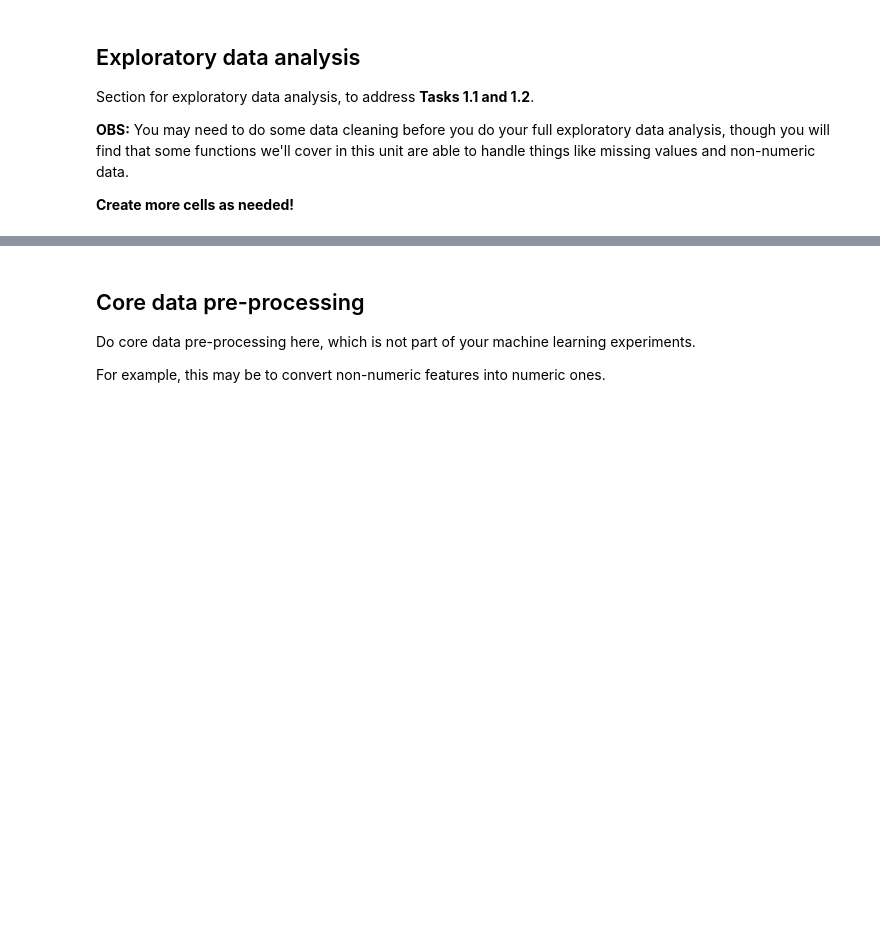
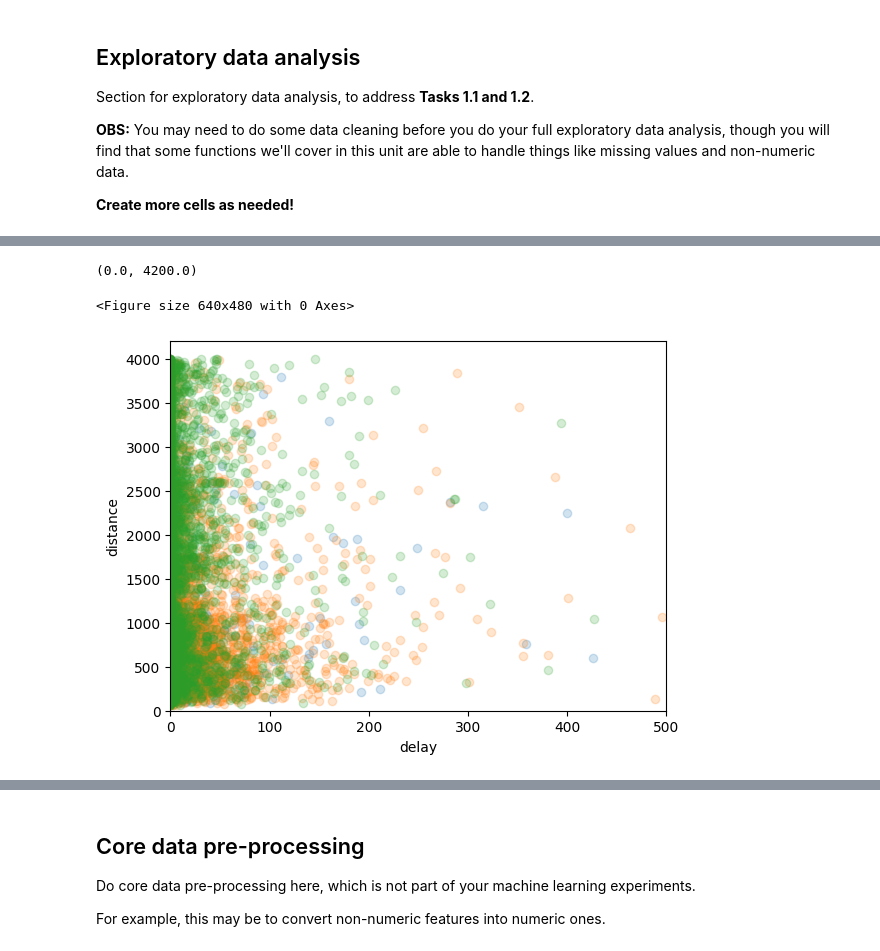
Before and after one commit to alexpoultr/introduction-to-github, a Jupyter notebook: ml-assignment-airline.ipynb, the cells around one changed output, grey strips where cells are left out. Saved outputs shown, nothing was run; the diff lists cells and outputs as text; code cells hidden in the pictures; blank space fills up the shorter version.

```diff
--- a/ml-assignment-airline.ipynb
+++ b/ml-assignment-airline.ipynb
@@ -305,20 +382,24 @@ ax.set_ylim(0,200)
 # %%
 # Changes the markers for non-subs and plagiarism
 fig = plt.figure()
 fig, ax = plt.subplots()
 ax.margins(0.05) # Optional, just adds 5% padding to the autoscaling
 
 # group the data instances according to the different classes they belong to
 groups = df.groupby('class')
 
 # iterate over each group and plot (scatter)
 for name, group in groups:
-    ax.plot(group["arrival_delay_in_minutes"], group["flight_distance"], marker='.', linestyle='', ms=12, label=name)
+    ax.plot(group["departure_delay_in_minutes"], group["flight_distance"], marker='.', linestyle='', ms=12, label=name,  alpha=0.2)
 
 # set labels for the y and x axes
 ax.set_xlabel('delay')
 ax.set_ylabel('distance')
 
 # set the value ranges for the axes
 ax.set_xlim(0,500)
 ax.set_ylim(0,4200)
+# %% [output]
+(0.0, 4200.0)
+<Figure size 640x480 with 0 Axes>
+[figure, added]
```
Also changed, not shown: parts of 86 cells of this notebook.
